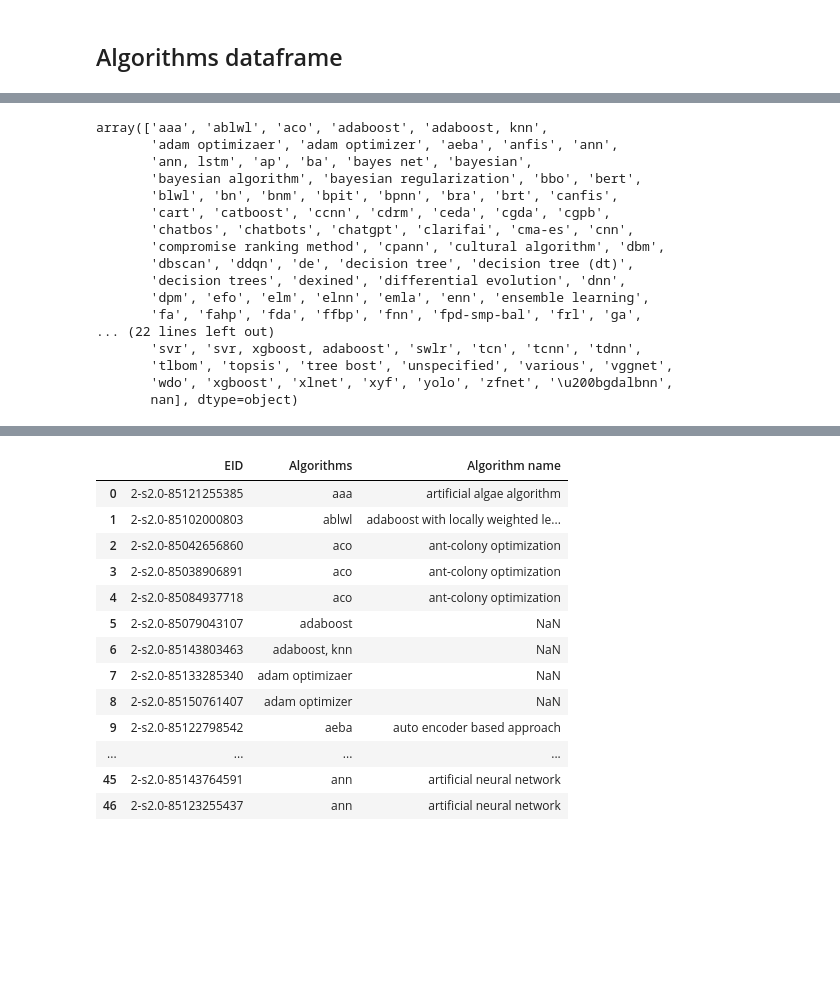
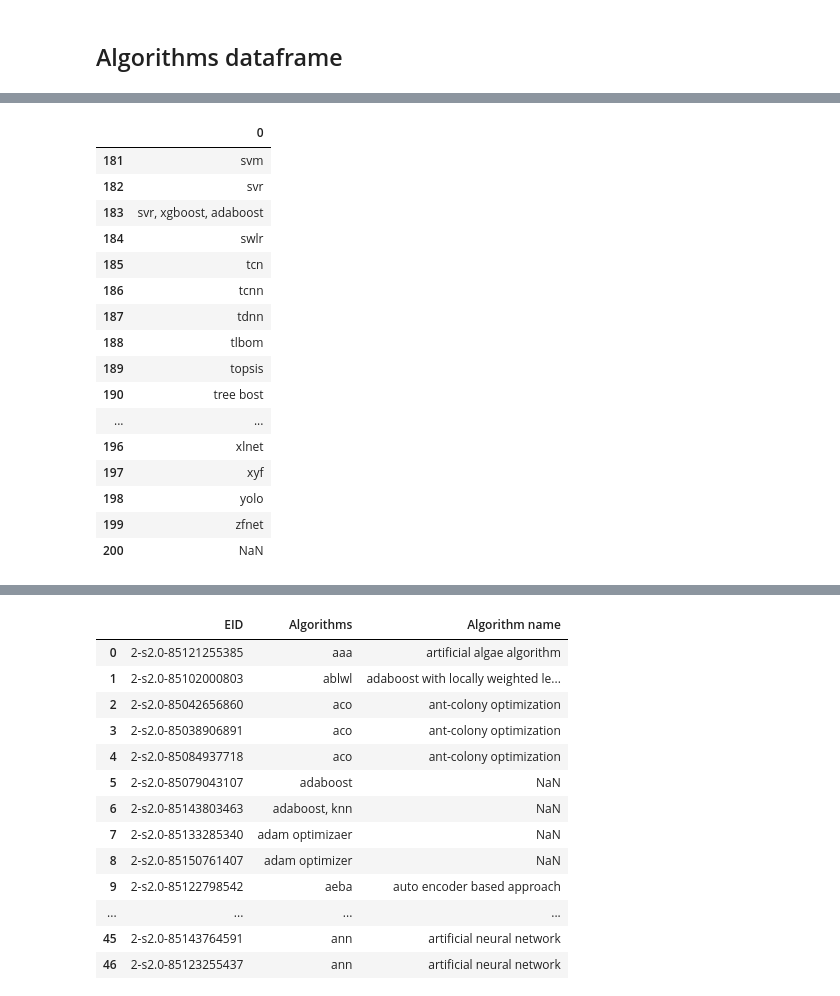
Before and after one commit to datagus/review_eda, a Jupyter notebook: analysis.ipynb, the cells around one changed output, grey strips where cells are left out. Saved outputs shown, nothing was run; the diff lists cells and outputs as text; code cells hidden in the pictures; blank space fills up the shorter version.

```diff
--- a/analysis.ipynb
+++ b/analysis.ipynb
@@ -199,23 +255,25 @@ algo_df = algo_df.sort_values(by="Algorithms", ascending=True).reset_index(drop=
 # %%
-algo_df["Algorithms"].unique()
+new_df = pd.DataFrame(temp_array, index=range(2, 2 + len(temp_array)))
-# %% [output]
-array(['aaa', 'ablwl', 'aco', 'adaboost', 'adaboost, knn',
-       'adam optimizaer', 'adam optimizer', 'aeba', 'anfis', 'ann',
-       'ann, lstm', 'ap', 'ba', 'bayes net', 'bayesian',
-       'bayesian algorithm', 'bayesian regularization', 'bbo', 'bert',
-       'blwl', 'bn', 'bnm', 'bpit', 'bpnn', 'bra', 'brt', 'canfis',
-       'cart', 'catboost', 'ccnn', 'cdrm', 'ceda', 'cgda', 'cgpb',
-       'chatbos', 'chatbots', 'chatgpt', 'clarifai', 'cma-es', 'cnn',
-       'compromise ranking method', 'cpann', 'cultural algorithm', 'dbm',
-       'dbscan', 'ddqn', 'de', 'decision tree', 'decision tree (dt)',
-       'decision trees', 'dexined', 'differential evolution', 'dnn',
-       'dpm', 'efo', 'elm', 'elnn', 'emla', 'enn', 'ensemble learning',
-       'fa', 'fahp', 'fda', 'ffbp', 'fnn', 'fpd-smp-bal', 'frl', 'ga',
-... (22 lines left out)
-       'svr', 'svr, xgboost, adaboost', 'swlr', 'tcn', 'tcnn', 'tdnn',
-       'tlbom', 'topsis', 'tree bost', 'unspecified', 'various', 'vggnet',
-       'wdo', 'xgboost', 'xlnet', 'xyf', 'yolo', 'zfnet', '\u200bgdalbnn',
-       nan], dtype=object)
+# %%
+new_df[179:len(temp_array)]
+# %% [output]
+|  | 0 |
+| 181 | svm |
+| 182 | svr |
+| 183 | svr, xgboost, adaboost |
+| 184 | swlr |
+| 185 | tcn |
+| 186 | tcnn |
+| 187 | tdnn |
+| 188 | tlbom |
+| 189 | topsis |
+| 190 | tree bost |
+| ... | ... |
+| 196 | xlnet |
+| 197 | xyf |
+| 198 | yolo |
+| 199 | zfnet |
+| 200 | NaN |
 # %%
 url_id = config['url_id']
 url_base = "https://docs.google.com/spreadsheets/d/"
```
Also changed, not shown: parts of 12 cells of this notebook.
